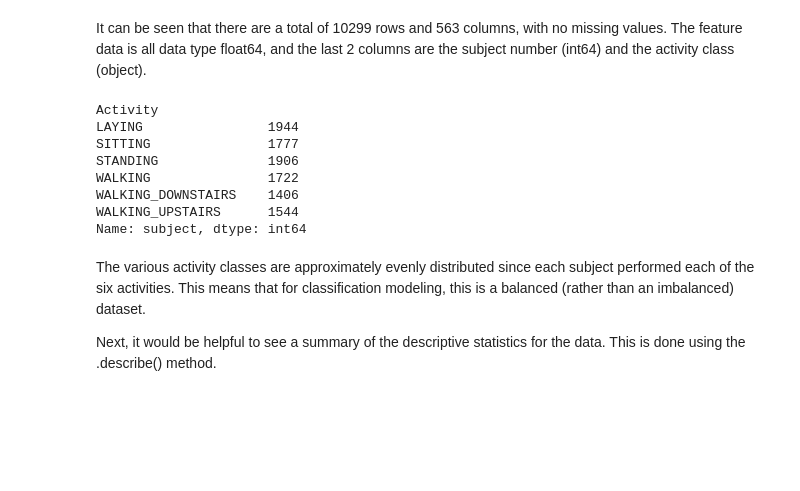
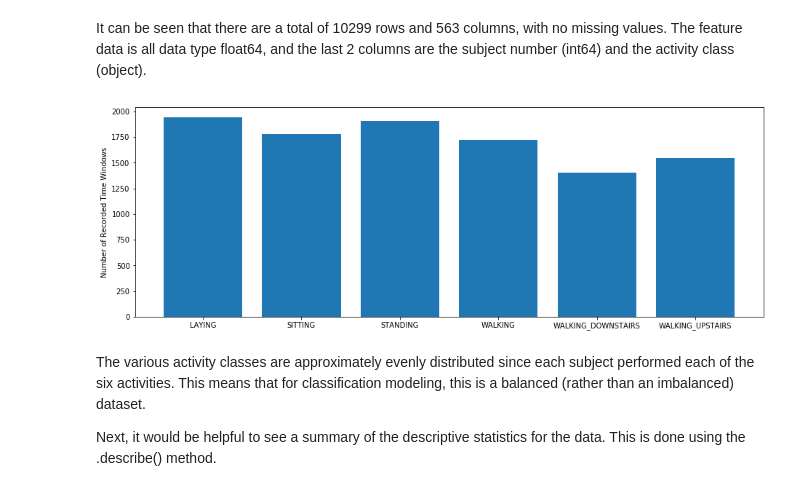
Before and after one commit to s-weisenberg/Data-Science-Projects, a Jupyter notebook: Capstone_Project_2/notebooks/Exploratory_Data_Analysis.ipynb, the cells around one changed output. Saved outputs shown, nothing was run; the diff lists cells and outputs as text; code cells hidden in the pictures; blank space fills up the shorter version.

```diff
--- a/Capstone_Project_2/notebooks/Exploratory_Data_Analysis.ipynb
+++ b/Capstone_Project_2/notebooks/Exploratory_Data_Analysis.ipynb
@@ -59,17 +59,17 @@ full_data_df.head()
 5 rows × 563 columns
 # %% [markdown]
 It can be seen that there are a total of 10299 rows and 563 columns, with no missing values. The feature data is all data type float64, and the last 2 columns are the subject number (int64) and the activity class (object).
-# %%
-full_data_df.groupby('Activity').count().subject
-# %% [output]
-Activity
-LAYING                1944
-SITTING               1777
-STANDING              1906
-WALKING               1722
-WALKING_DOWNSTAIRS    1406
-WALKING_UPSTAIRS      1544
-Name: subject, dtype: int64
+# %%
+# plot the distribution of recorded time windows across various activities
+counts = full_data_df.groupby('Activity').count().subject.values
+activities = full_data_df.groupby('Activity').count().subject.index
+fig = plt.figure()
+ax = fig.add_axes([0,0,2,1])
+ax.bar(activities, counts)
+ax.set_ylabel('Number of Recorded Time Windows')
+plt.show()
+# %% [output]
+[figure, added]
 # %% [markdown]
 The various activity classes are approximately evenly distributed since each subject performed each of the six activities. This means that for classification modeling, this is a balanced (rather than an imbalanced) dataset.
 
```
Also changed, not shown: 1 other file.
